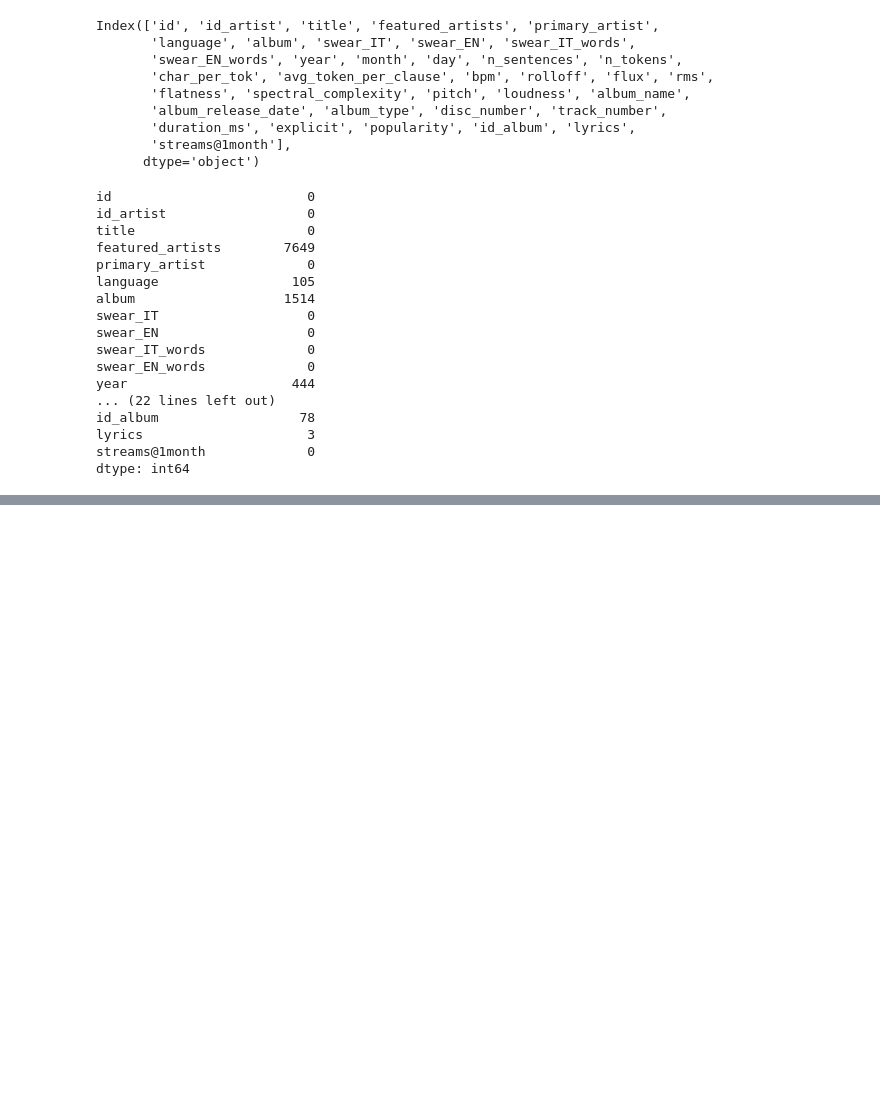
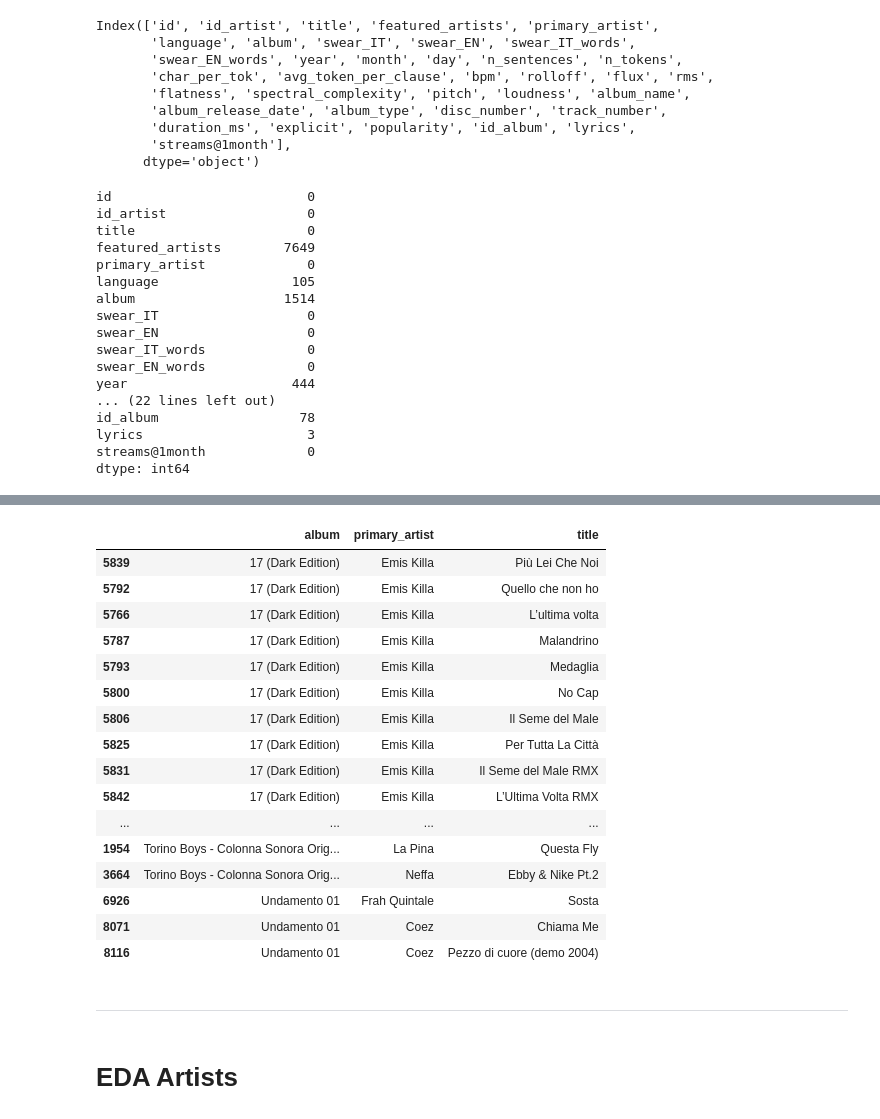
Before and after one commit to lorenzoalbani/dss, a Jupyter notebook: EDA.ipynb, the cells around one changed output, grey strips where cells are left out. Saved outputs shown, nothing was run; the diff lists cells and outputs as text; code cells hidden in the pictures; blank space fills up the shorter version.

```diff
--- a/EDA.ipynb
+++ b/EDA.ipynb
@@ -250,0 +200,33 @@ Numero di ID che hanno titoli diversi tra le loro copie: 71
+# %%
+# Filtra album con artisti diversi
+duplicati = ds.groupby('album').filter(lambda x: x['primary_artist'].nunique() > 1)
+
+# Mostra solo album_name e primary_artist, rimuovi coppie duplicate
+risultato = duplicati[['album', 'primary_artist', 'title']].drop_duplicates().sort_values('album')
+
+# Mostra tutte le righe senza limiti
+pd.set_option('display.max_rows', None)
+
+risultato.head(200)
+# %% [output]
+|  | album | primary_artist | title |
+| 5839 | 17 (Dark Edition) | Emis Killa | Più Lei Che Noi |
+| 5792 | 17 (Dark Edition) | Emis Killa | Quello che non ho |
+| 5766 | 17 (Dark Edition) | Emis Killa | L’ultima volta |
+| 5787 | 17 (Dark Edition) | Emis Killa | Malandrino |
+| 5793 | 17 (Dark Edition) | Emis Killa | Medaglia |
+| 5800 | 17 (Dark Edition) | Emis Killa | No Cap |
+| 5806 | 17 (Dark Edition) | Emis Killa | Il Seme del Male |
+| 5825 | 17 (Dark Edition) | Emis Killa | Per Tutta La Città |
+| 5831 | 17 (Dark Edition) | Emis Killa | Il Seme del Male RMX |
+| 5842 | 17 (Dark Edition) | Emis Killa | L’Ultima Volta RMX |
+| ... | ... | ... | ... |
+| 1954 | Torino Boys - Colonna Sonora Orig... | La Pina | Questa Fly |
+| 3664 | Torino Boys - Colonna Sonora Orig... | Neffa | Ebby & Nike Pt.2 |
+| 6926 | Undamento 01 | Frah Quintale | Sosta |
+| 8071 | Undamento 01 | Coez | Chiama Me |
+| 8116 | Undamento 01 | Coez | Pezzo di cuore (demo 2004) |
+# %% [markdown]
+-----------------------------------------------------------------------------------------------------------------------------
+# %% [markdown]
+# EDA Artists
```
Also changed, not shown: parts of 15 cells of this notebook, 2 other files.
